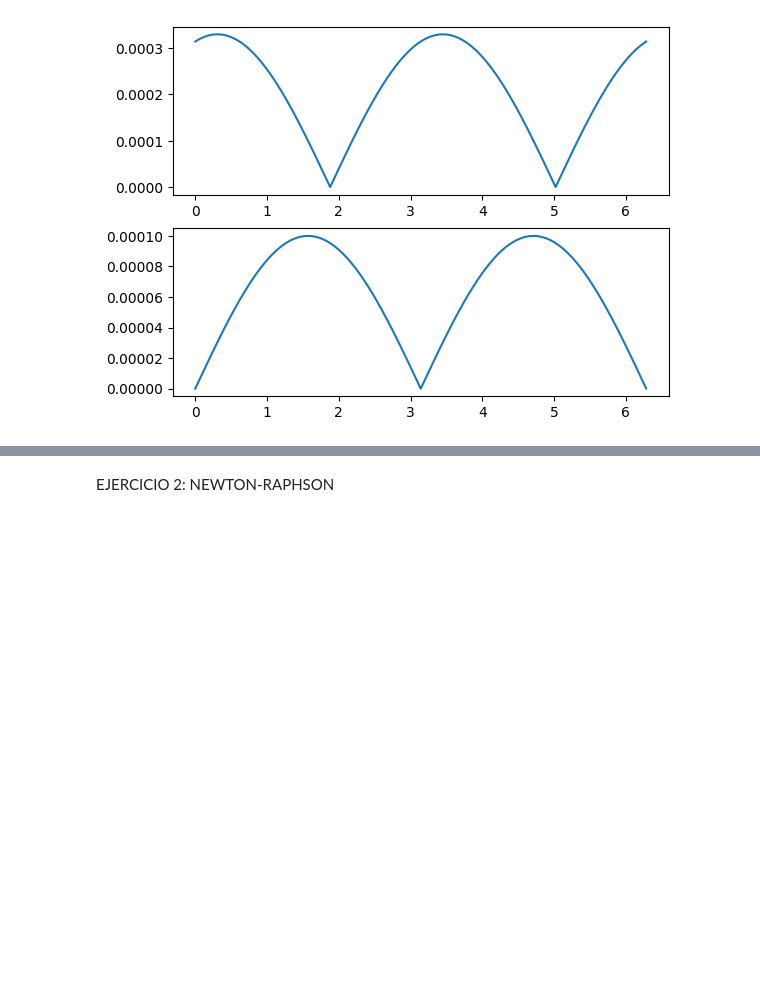
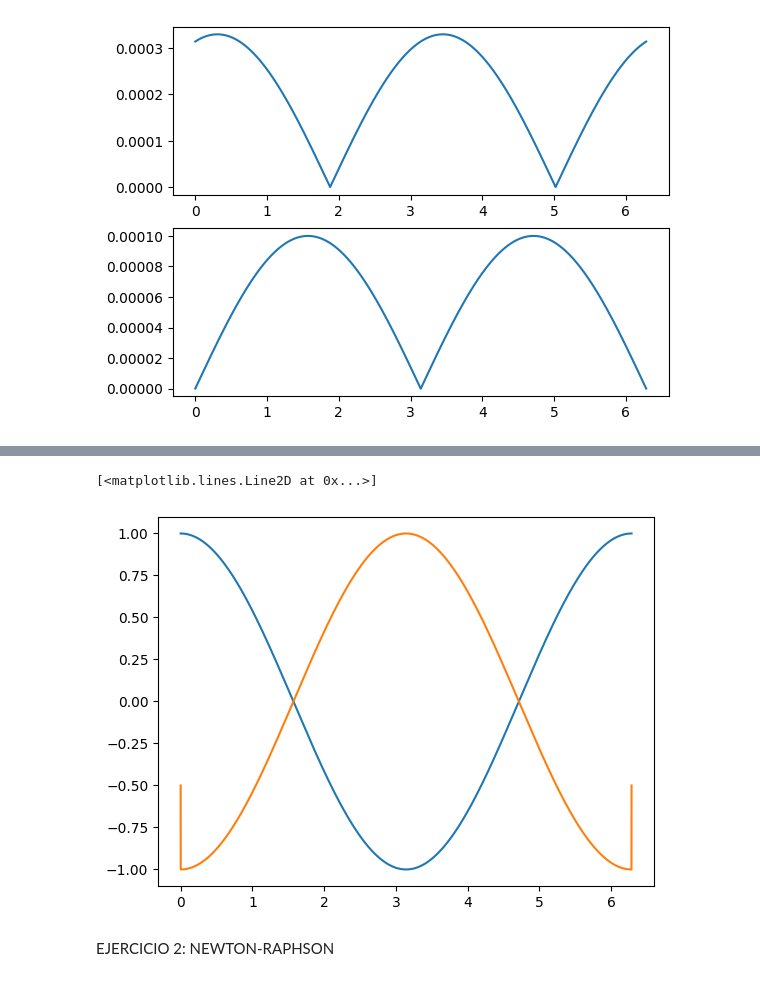
Before and after one commit to jmtg-GH/herramientas-computacionales-python, a Jupyter notebook: semana_02_Integracion_y_Derivacion_python/codigo/TorresGuevaraJuanManuel_S2C2_derivacion_numerica_NewtonRaphson02_2024.ipynb, the cells around one changed output, grey strips where cells are left out. Cells and saved outputs as stored; diff of their text form; code cells hidden in the pictures; blank space fills up the shorter version.

```diff
--- a/semana_02_Integracion_y_Derivacion_python/codigo/TorresGuevaraJuanManuel_S2C2_derivacion_numerica_NewtonRaphson02_2024.ipynb
+++ b/semana_02_Integracion_y_Derivacion_python/codigo/TorresGuevaraJuanManuel_S2C2_derivacion_numerica_NewtonRaphson02_2024.ipynb
@@ -88,6 +96,14 @@ ax2.plot(x[1:-1],error_central_difference)
 # %%
 # 3) (opcional si terminan el ejercicio 2) Repita el ejercicio anterior usando algunos de los métodos de las librerías de scipy
 # https://docs.scipy.org/doc/scipy/tutorial/integrate.html
+
+#Usaré la librería de numpy.gradient para comparar los métodos, pues la página apunta a métodos de integración, que no vienen al caso en este ejercicio de derivación.
+
+plt.plot(x,fx)
+plt.plot(x,np.gradient(np.gradient(fx,x),x)) #¿Por qué se ven esos picos?
+# %% [output]
+[<matplotlib.lines.Line2D at 0x...>]
+[figure, added]
 # %% [markdown]
 EJERCICIO 2: NEWTON-RAPHSON
 # %%
```
Also changed, not shown: parts of 7 cells of this notebook, 1 other file.
